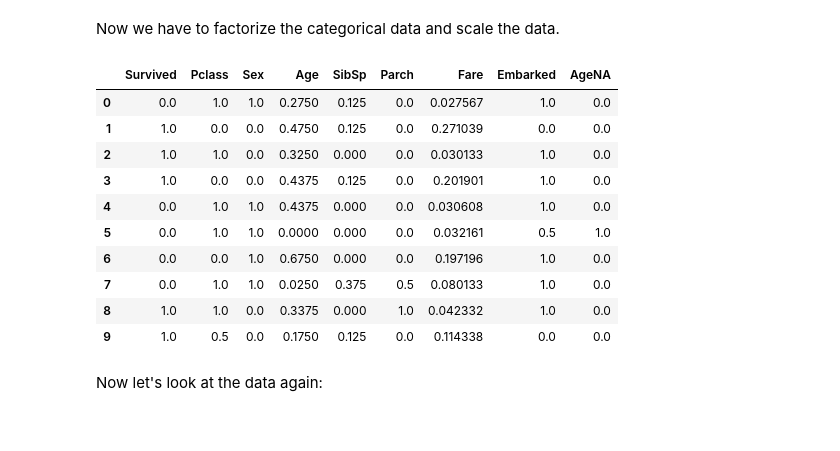
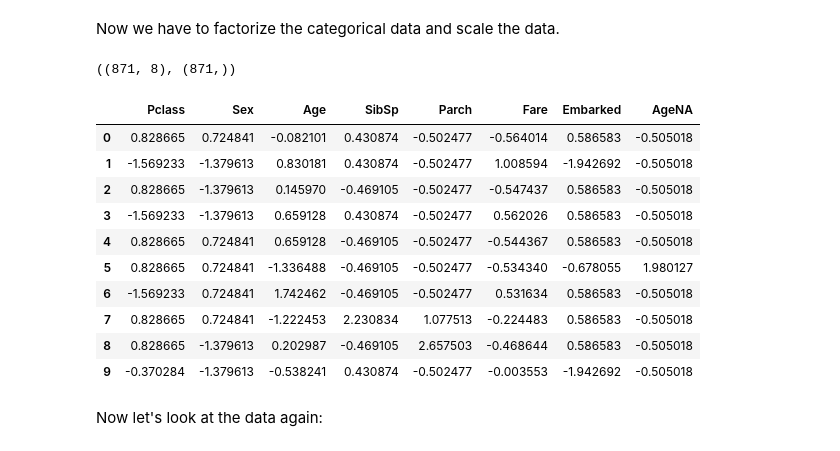
Before and after one commit to James-G-Lang/kaggle-titanic, a Jupyter notebook: titanickaggle.ipynb, the cells around one changed output. Cells and saved outputs as stored; diff of their text form; code cells hidden in the pictures.

```diff
--- a/titanickaggle.ipynb
+++ b/titanickaggle.ipynb
@@ -342,24 +343,35 @@ for column_name in data.columns:
     else:
         pass
 
+
+X = data.loc[:,data.columns!= 'Survived']
+y = data.loc[:,'Survived']
+
+
 # scale the data
-colnames = data.columns
-scaler = MinMaxScaler()
-data = pd.DataFrame(scaler.fit_transform(data),columns=colnames)
+colnames = X.columns
+scaler = StandardScaler()
+scaledData = X.copy()
+scaledData['Survived'] = y
 
-data.head(10)
+X.shape,y.shape
 # %% [output]
-|  | Survived | Pclass | Sex | Age | SibSp | Parch | Fare | Embarked | AgeNA |
-| 0 | 0.0 | 1.0 | 1.0 | 0.2750 | 0.125 | 0.0 | 0.027567 | 1.0 | 0.0 |
-| 1 | 1.0 | 0.0 | 0.0 | 0.4750 | 0.125 | 0.0 | 0.271039 | 0.0 | 0.0 |
-| 2 | 1.0 | 1.0 | 0.0 | 0.3250 | 0.000 | 0.0 | 0.030133 | 1.0 | 0.0 |
-| 3 | 1.0 | 0.0 | 0.0 | 0.4375 | 0.125 | 0.0 | 0.201901 | 1.0 | 0.0 |
-| 4 | 0.0 | 1.0 | 1.0 | 0.4375 | 0.000 | 0.0 | 0.030608 | 1.0 | 0.0 |
-| 5 | 0.0 | 1.0 | 1.0 | 0.0000 | 0.000 | 0.0 | 0.032161 | 0.5 | 1.0 |
-| 6 | 0.0 | 0.0 | 1.0 | 0.6750 | 0.000 | 0.0 | 0.197196 | 1.0 | 0.0 |
-| 7 | 0.0 | 1.0 | 1.0 | 0.0250 | 0.375 | 0.5 | 0.080133 | 1.0 | 0.0 |
-| 8 | 1.0 | 1.0 | 0.0 | 0.3375 | 0.000 | 1.0 | 0.042332 | 1.0 | 0.0 |
-| 9 | 1.0 | 0.5 | 0.0 | 0.1750 | 0.125 | 0.0 | 0.114338 | 0.0 | 0.0 |
+((871, 8), (871,))
+# %%
+X = pd.DataFrame(scaler.fit_transform(X),columns=colnames)
+X.head(10)
+# %% [output]
+|  | Pclass | Sex | Age | SibSp | Parch | Fare | Embarked | AgeNA |
+| 0 | 0.828665 | 0.724841 | -0.082101 | 0.430874 | -0.502477 | -0.564014 | 0.586583 | -0.505018 |
+| 1 | -1.569233 | -1.379613 | 0.830181 | 0.430874 | -0.502477 | 1.008594 | -1.942692 | -0.505018 |
+| 2 | 0.828665 | -1.379613 | 0.145970 | -0.469105 | -0.502477 | -0.547437 | 0.586583 | -0.505018 |
+| 3 | -1.569233 | -1.379613 | 0.659128 | 0.430874 | -0.502477 | 0.562026 | 0.586583 | -0.505018 |
+| 4 | 0.828665 | 0.724841 | 0.659128 | -0.469105 | -0.502477 | -0.544367 | 0.586583 | -0.505018 |
+| 5 | 0.828665 | 0.724841 | -1.336488 | -0.469105 | -0.502477 | -0.534340 | -0.678055 | 1.980127 |
+| 6 | -1.569233 | 0.724841 | 1.742462 | -0.469105 | -0.502477 | 0.531634 | 0.586583 | -0.505018 |
+| 7 | 0.828665 | 0.724841 | -1.222453 | 2.230834 | 1.077513 | -0.224483 | 0.586583 | -0.505018 |
+| 8 | 0.828665 | -1.379613 | 0.202987 | -0.469105 | 2.657503 | -0.468644 | 0.586583 | -0.505018 |
+| 9 | -0.370284 | -1.379613 | -0.538241 | 0.430874 | -0.502477 | -0.003553 | -1.942692 | -0.505018 |
 # %% [markdown]
 Now let's look at the data again:
 # %%
```
Also changed, not shown: parts of 20 cells of this notebook.
